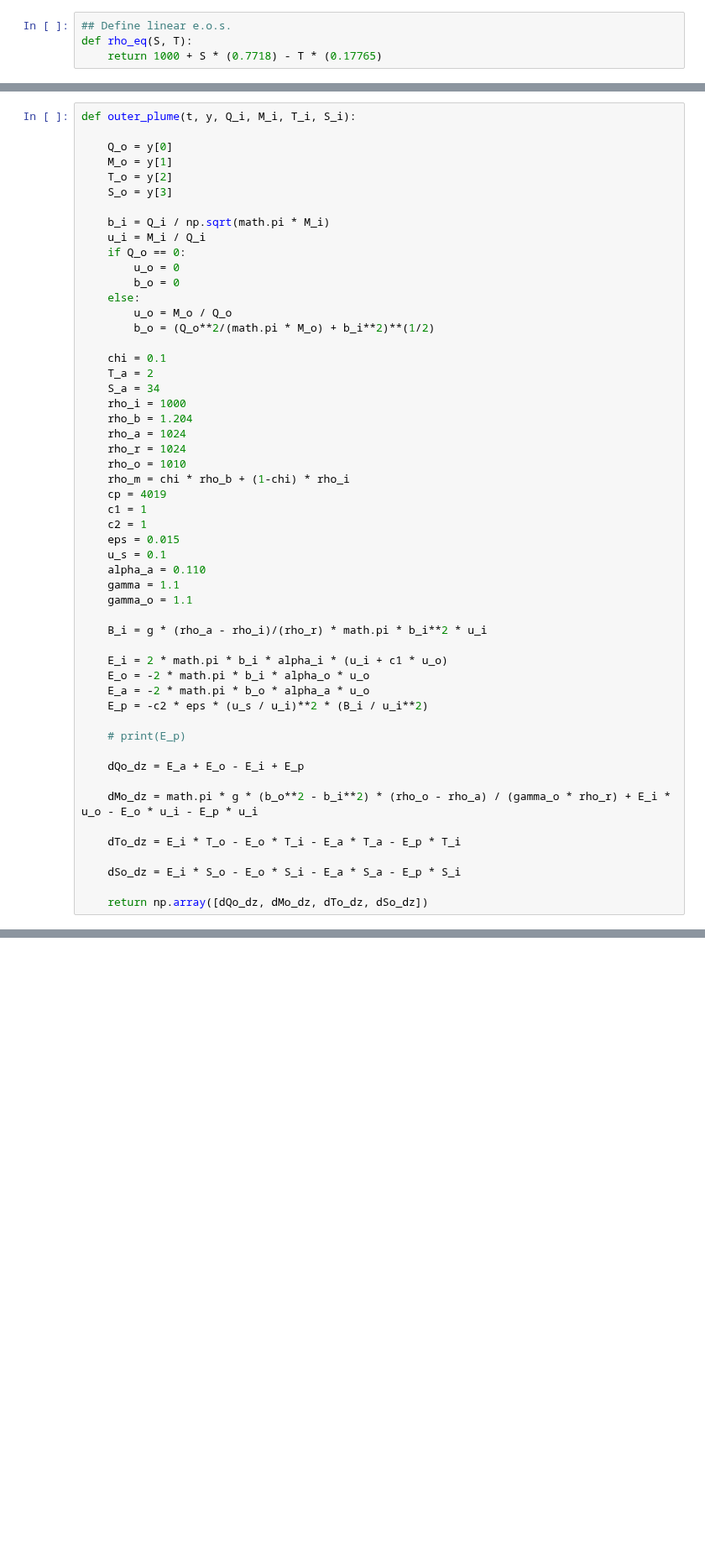
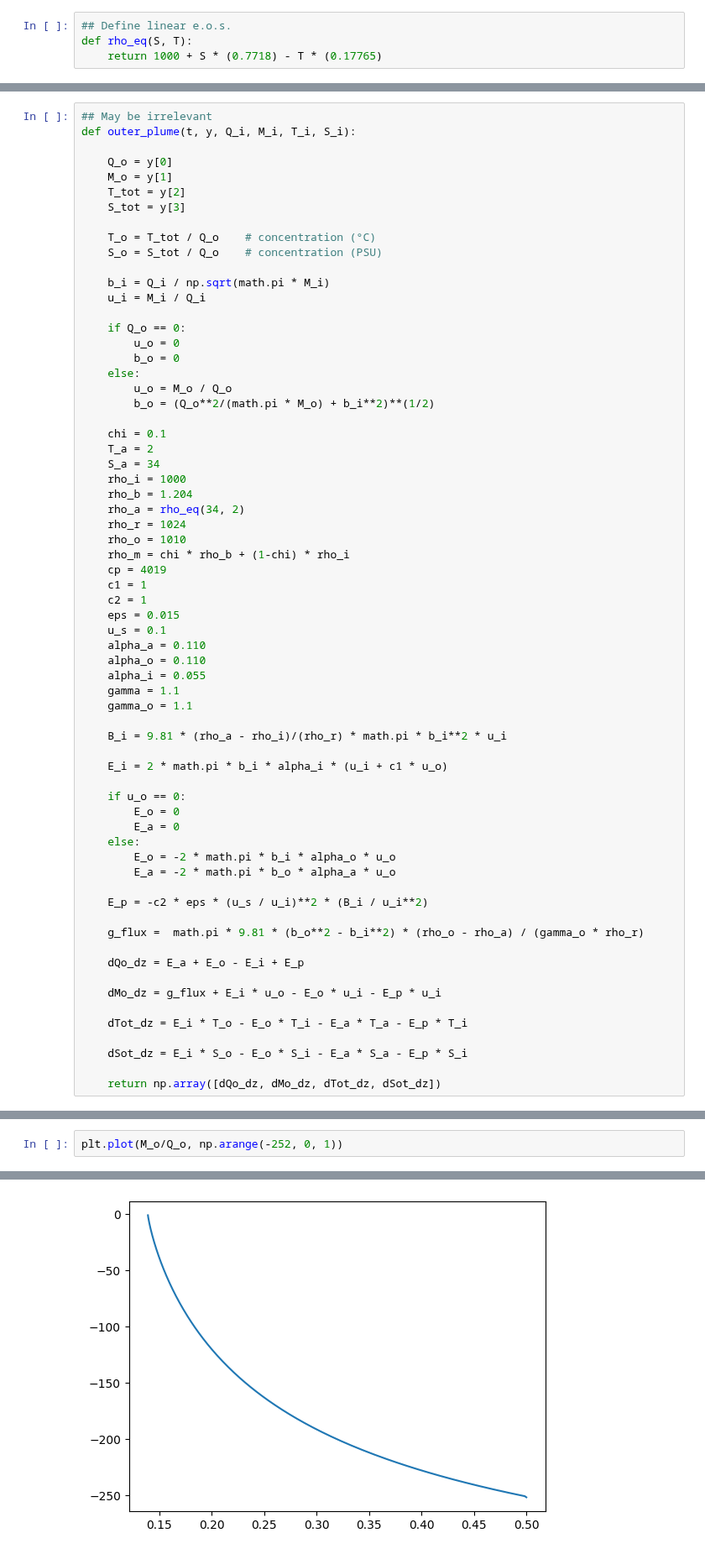
Before and after one commit to madiemamer/doubleplume, a Jupyter notebook: Documents/plume/doublePlume_toy.ipynb, the cells around one changed output, grey strips where cells are left out. Shown at 84% size. Drawn from its saved outputs; the diff is of its cells as text; blank space fills up the shorter version.

```diff
--- a/Documents/plume/doublePlume_toy.ipynb
+++ b/Documents/plume/doublePlume_toy.ipynb
@@ -94,13 +159,18 @@ def inner_plume(z, y, Q_o, M_o, T_o, S_o):
 # %%
+## May be irrelevant
 def outer_plume(t, y, Q_i, M_i, T_i, S_i):
 
     Q_o = y[0]
     M_o = y[1]
-    T_o = y[2]
-    S_o = y[3]
+    T_tot = y[2]
+    S_tot = y[3]
+
+    T_o = T_tot / Q_o    # concentration (°C)
+    S_o = S_tot / Q_o    # concentration (PSU)
 
     b_i = Q_i / np.sqrt(math.pi * M_i)
     u_i = M_i / Q_i
+
     if Q_o == 0:
         u_o = 0
         b_o = 0
@@ -113,7 +183,7 @@ def outer_plume(t, y, Q_i, M_i, T_i, S_i):
     S_a = 34
     rho_i = 1000
     rho_b = 1.204
-    rho_a = 1024
+    rho_a = rho_eq(34, 2)
     rho_r = 1024
     rho_o = 1010
     rho_m = chi * rho_b + (1-chi) * rho_i
@@ -123,24 +193,32 @@ def outer_plume(t, y, Q_i, M_i, T_i, S_i):
     eps = 0.015
     u_s = 0.1
     alpha_a = 0.110
+    alpha_o = 0.110
+    alpha_i = 0.055
     gamma = 1.1
     gamma_o = 1.1
 
-    B_i = g * (rho_a - rho_i)/(rho_r) * math.pi * b_i**2 * u_i
+    B_i = 9.81 * (rho_a - rho_i)/(rho_r) * math.pi * b_i**2 * u_i
 
     E_i = 2 * math.pi * b_i * alpha_i * (u_i + c1 * u_o)
-    E_o = -2 * math.pi * b_i * alpha_o * u_o
-    E_a = -2 * math.pi * b_o * alpha_a * u_o
+
+    if u_o == 0:
+        E_o = 0
+        E_a = 0
+    else:
+        E_o = -2 * math.pi * b_i * alpha_o * u_o
+        E_a = -2 * math.pi * b_o * alpha_a * u_o
+
     E_p = -c2 * eps * (u_s / u_i)**2 * (B_i / u_i**2)
 
-    # print(E_p)
+    g_flux =  math.pi * 9.81 * (b_o**2 - b_i**2) * (rho_o - rho_a) / (gamma_o * rho_r)
 
     dQo_dz = E_a + E_o - E_i + E_p
 
-    dMo_dz = math.pi * g * (b_o**2 - b_i**2) * (rho_o - rho_a) / (gamma_o * rho_r) + E_i * u_o - E_o * u_i - E_p * u_i
+    dMo_dz = g_flux + E_i * u_o - E_o * u_i - E_p * u_i
 
-    dTo_dz = E_i * T_o - E_o * T_i - E_a * T_a - E_p * T_i
+    dTot_dz = E_i * T_o - E_o * T_i - E_a * T_a - E_p * T_i
 
-    dSo_dz = E_i * S_o - E_o * S_i - E_a * S_a - E_p * S_i
+    dSot_dz = E_i * S_o - E_o * S_i - E_a * S_a - E_p * S_i
 
-    return np.array([dQo_dz, dMo_dz, dTo_dz, dSo_dz])
+    return np.array([dQo_dz, dMo_dz, dTot_dz, dSot_dz])
@@ -187,0 +353,3 @@ Initial Vol. Flux = 314.1592653589793. Initial Mom. Flux = 314.1592653589793.
+# %%
+plt.plot(M_o/Q_o, np.arange(-252, 0, 1))
+# %% [output]
@@ -187,0 +357 @@ Initial Vol. Flux = 314.1592653589793. Initial Mom. Flux = 314.1592653589793.
+[figure, added]
```
Also changed, not shown: parts of 23 cells of this notebook.
